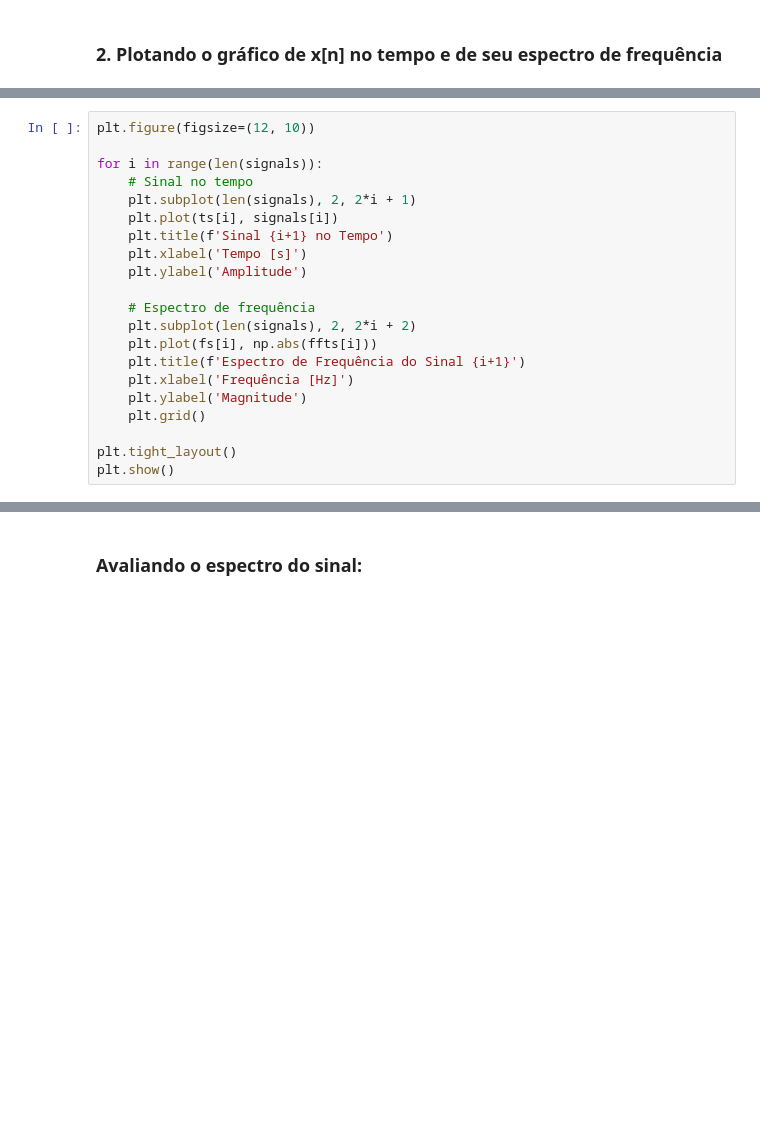
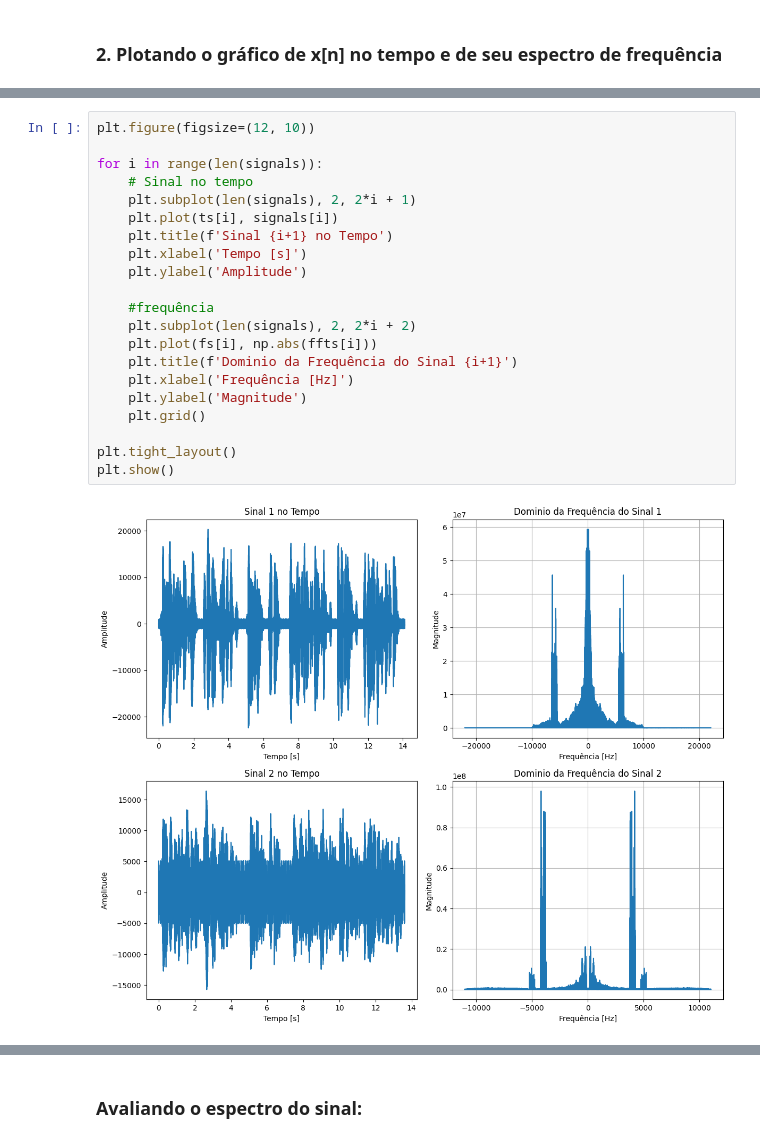
Before and after one commit to mateusribeirog/Filtro-Passa-Baixo, a Jupyter notebook: notebooks/1.ipynb, the cells around one changed output, grey strips where cells are left out. Saved outputs shown, nothing was run; the diff lists cells and outputs as text; blank space fills up the shorter version.

Commit message:
Plot dos espectros

```diff
--- a/notebooks/1.ipynb
+++ b/notebooks/1.ipynb
@@ -71,21 +77,23 @@ fs = [s1f, s2f]
 # %%
 plt.figure(figsize=(12, 10))
 
 for i in range(len(signals)):
     # Sinal no tempo
     plt.subplot(len(signals), 2, 2*i + 1)
     plt.plot(ts[i], signals[i])
     plt.title(f'Sinal {i+1} no Tempo')
     plt.xlabel('Tempo [s]')
     plt.ylabel('Amplitude')
 
-    # Espectro de frequência
+    #frequência
     plt.subplot(len(signals), 2, 2*i + 2)
     plt.plot(fs[i], np.abs(ffts[i]))
-    plt.title(f'Espectro de Frequência do Sinal {i+1}')
+    plt.title(f'Dominio da Frequência do Sinal {i+1}')
     plt.xlabel('Frequência [Hz]')
     plt.ylabel('Magnitude')
     plt.grid()
 
 plt.tight_layout()
 plt.show()
+# %% [output]
+[figure, added]
```
Also changed, not shown: parts of 5 cells of this notebook.
